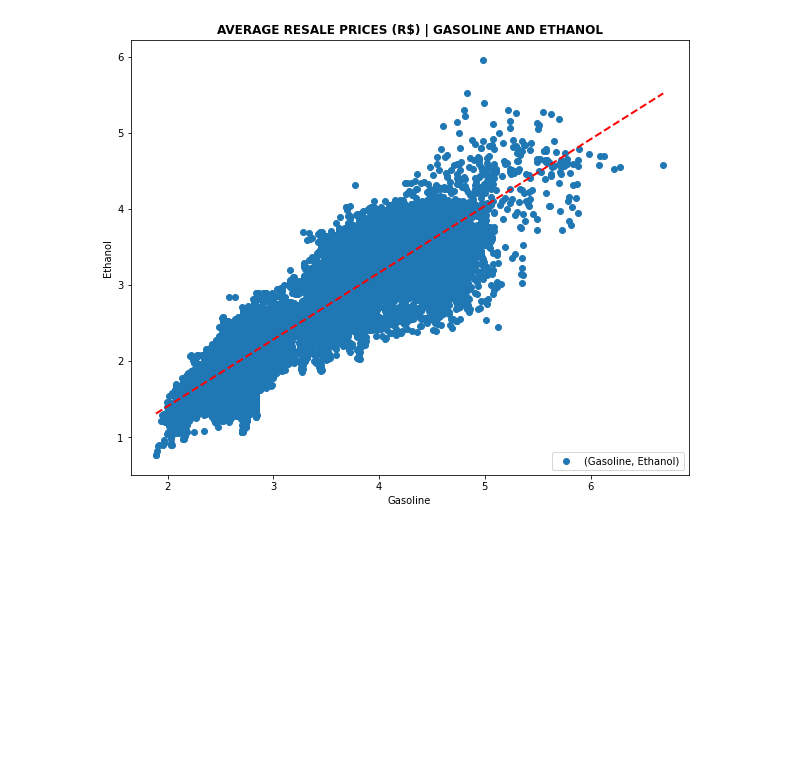
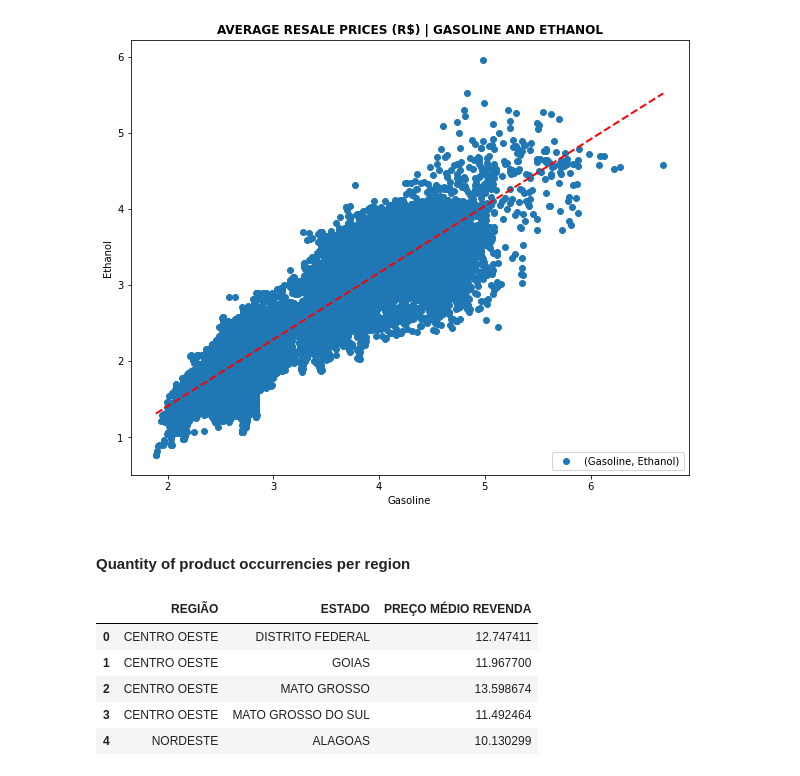
Before and after one commit to Yanasants/eda_gas_prices_brazil, a Jupyter notebook: data_analytics.ipynb, the cells around one changed output. Drawn from its saved outputs; the diff is of its cells as text; code cells hidden in the pictures; blank space fills up the shorter version.

```diff
--- a/data_analytics.ipynb
+++ b/data_analytics.ipynb
@@ -250,3 +250,5 @@ ax.legend(['(Gasoline, Ethanol)'],loc = 'lower right')
 # %% [output]
 <matplotlib.legend.Legend at 0x...>
 [figure]
+# %% [markdown]
+#### Quantity of product occurrencies per region
@@ -252,0 +257,10 @@ ax.legend(['(Gasoline, Ethanol)'],loc = 'lower right')
+# %%
+avg_states_region = data.groupby(['REGIÃO','ESTADO'])['PREÇO MÉDIO REVENDA'].mean().to_frame().reset_index()
+avg_states_region.head()
+# %% [output]
+|  | REGIÃO | ESTADO | PREÇO MÉDIO REVENDA |
+| 0 | CENTRO OESTE | DISTRITO FEDERAL | 12.747411 |
+| 1 | CENTRO OESTE | GOIAS | 11.967700 |
+| 2 | CENTRO OESTE | MATO GROSSO | 13.598674 |
+| 3 | CENTRO OESTE | MATO GROSSO DO SUL | 11.492464 |
+| 4 | NORDESTE | ALAGOAS | 10.130299 |
```
Also changed, not shown: parts of 4 cells of this notebook.
